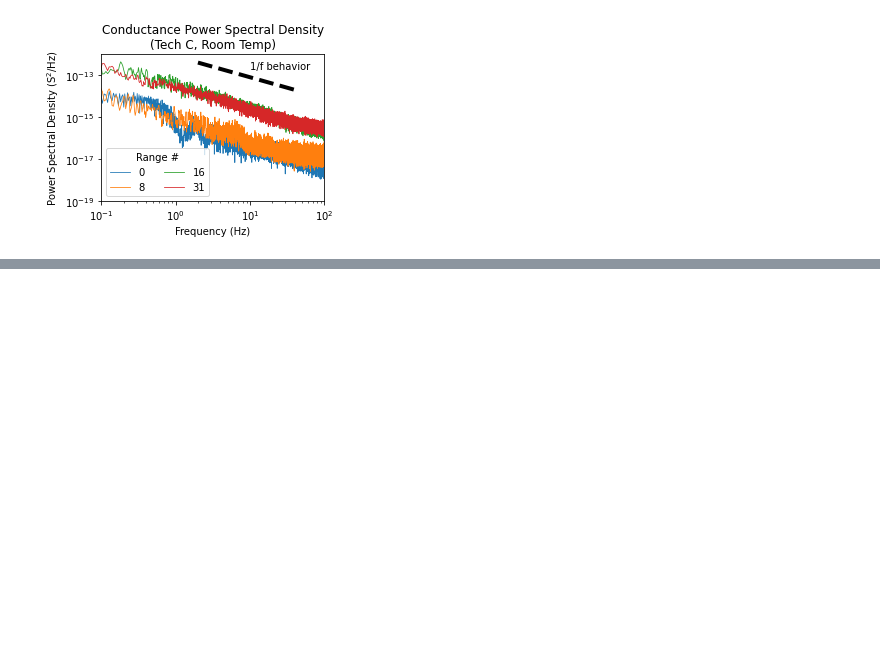
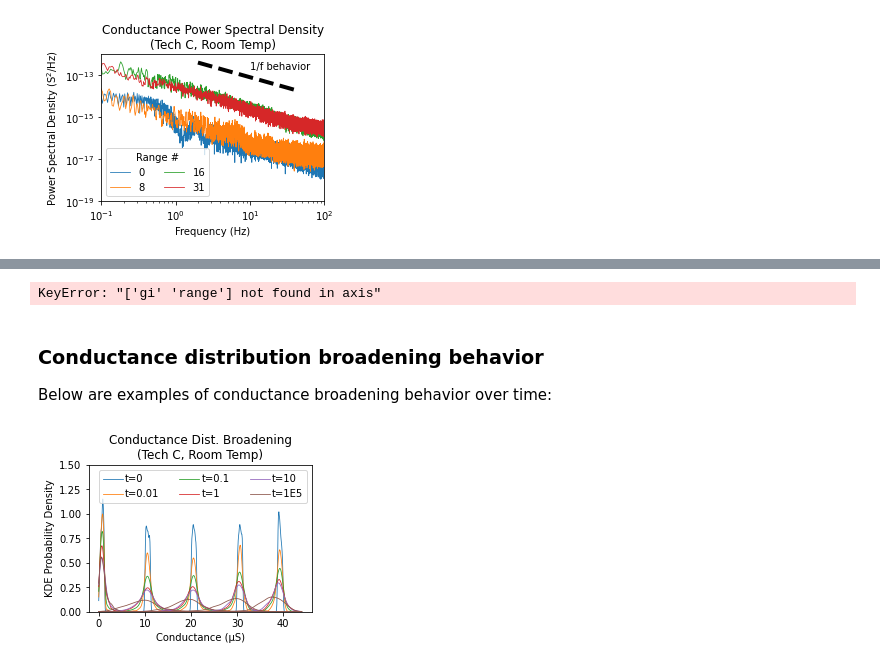
Before and after one commit to akashlevy/RRAM-Relaxation-Master-Model, a Jupyter notebook: analysis.ipynb, the cells around one changed output, grey strips where cells are left out. Drawn from its saved outputs; the diff is of its cells as text; code cells hidden in the pictures; blank space fills up the shorter version.

```diff
--- a/analysis.ipynb
+++ b/analysis.ipynb
@@ -128,0 +134,50 @@ plt.show()
+# %%
+# Select times to study
+times = [0, 0.01, 0.1, 1, 10, 100000]
+
+if FULLDATA:
+    # Get color
+    tdata = []
+    for time in times:
+        idx = (data["time"] - time).abs().groupby(data["addr"]).idxmin()
+        tdata.append(data[data.index.isin(idx)])
+    tdata = pd.concat(tdata)
+
+    # Write to file
+    fopts = {"sep": '\t', "header": False, "index": False}
+    tdata.to_csv(f"data/tech{TECH}/relaxdata.min.tsv.gz", **fopts)
+else:
+    tdata = data
+
+# Conductance range and initial conductance attributes
+tdata["gi"] = tdata.groupby("addr").transform("first")["g"]
+tdata["range"] = np.int16(np.floor(tdata["gi"] / settings["gmax"] * 32))
+# %% [output]
+KeyError: "['gi' 'range'] not found in axis"
+# %% [markdown]
+### Conductance distribution broadening behavior
+
+Below are examples of conductance broadening behavior over time:
+# %%
+# Select ranges to study
+ranges = [0, 8, 16, 24, 31]
+
+# Conductance broadening behavior
+fig = plt.figure(figsize=(4, 2.7))
+ax = fig.add_subplot(111)
+ax.set_title(f"Conductance Dist. Broadening\n(Tech {TECH}, Room Temp)")
+colors = plt.rcParams["axes.prop_cycle"].by_key()["color"]
+for time, color in zip(times, colors):
+    for r in ranges:
+        gx = np.linspace(0, settings["gmax"]*1.1e6, 500)
+        gvals = tdata[trdata["range"] == r]["g"]
+        pdf = scipy.stats.gaussian_kde(gvals*1e6).pdf(gx)
+        tstr = str(time) if time < times[-1] else "1E5"
+        plt.plot(gx, pdf, color=color, label=(f"t={tstr}" if r==0 else None), linewidth=0.8)
+ax.legend(ncol=3, handletextpad=0.2)
+ax.set_ylim(*settings["gbroadylim"])
+ax.set_xlabel("Conductance (µS)")
+ax.set_ylabel("KDE Probability Density")
+plt.show()
+# %% [output]
+[figure, added]
```
Also changed, not shown: parts of 3 cells of this notebook, 3 other files.
